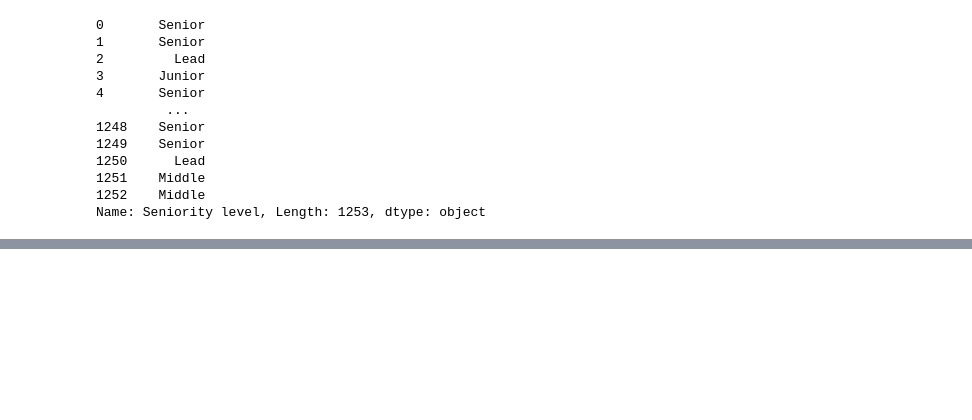
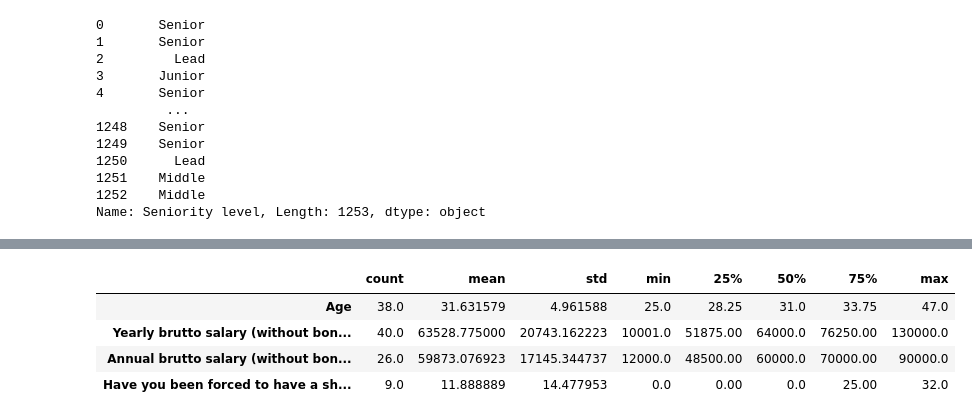
Before and after one commit to AmiraliEbrahimi99/2023-python, a Jupyter notebook: 5and6/06.ipynb, the cells around one changed output, grey strips where cells are left out. Drawn from its saved outputs; the diff is of its cells as text; code cells hidden in the pictures; blank space fills up the shorter version.

```diff
--- a/5and6/06.ipynb
+++ b/5and6/06.ipynb
@@ -122,0 +161,11 @@ Name: Seniority level, Length: 1253, dtype: object
+# %%
+mask =    ( df['City'] ==  'Hamburg')
+hamburg = df[mask]
+# %%
+hamburg.describe().T
+# %% [output]
+|  | count | mean | std | min | 25% | 50% | 75% | max |
+| Age | 38.0 | 31.631579 | 4.961588 | 25.0 | 28.25 | 31.0 | 33.75 | 47.0 |
+| Yearly brutto salary (without bon... | 40.0 | 63528.775000 | 20743.162223 | 10001.0 | 51875.00 | 64000.0 | 76250.00 | 130000.0 |
+| Annual brutto salary (without bon... | 26.0 | 59873.076923 | 17145.344737 | 12000.0 | 48500.00 | 60000.0 | 70000.00 | 90000.0 |
+| Have you been forced to have a sh... | 9.0 | 11.888889 | 14.477953 | 0.0 | 0.00 | 0.0 | 25.00 | 32.0 |
```
Also changed, not shown: parts of 19 cells of this notebook, 8 other files.
